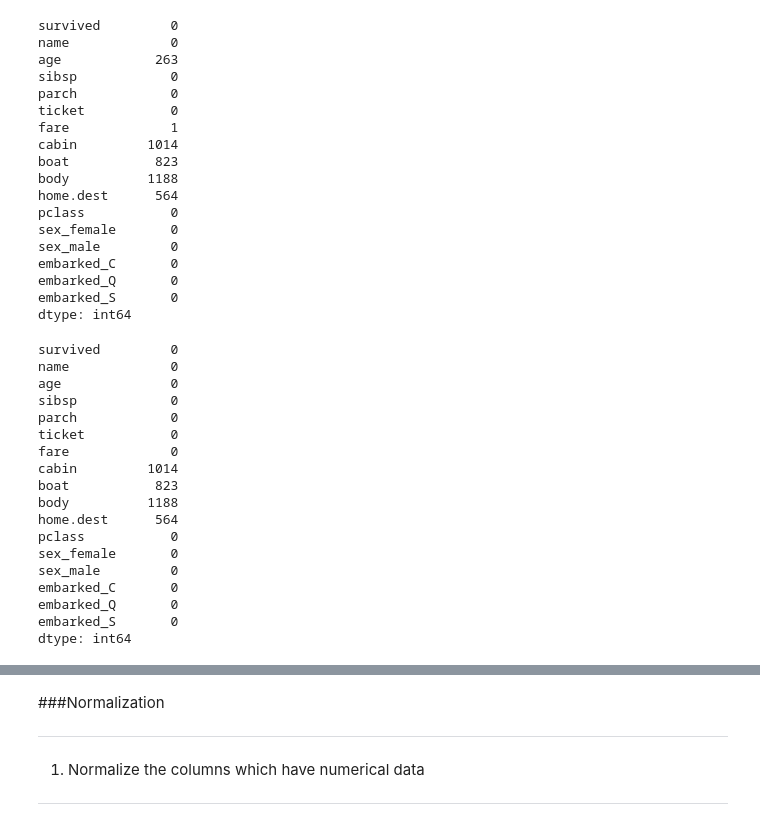
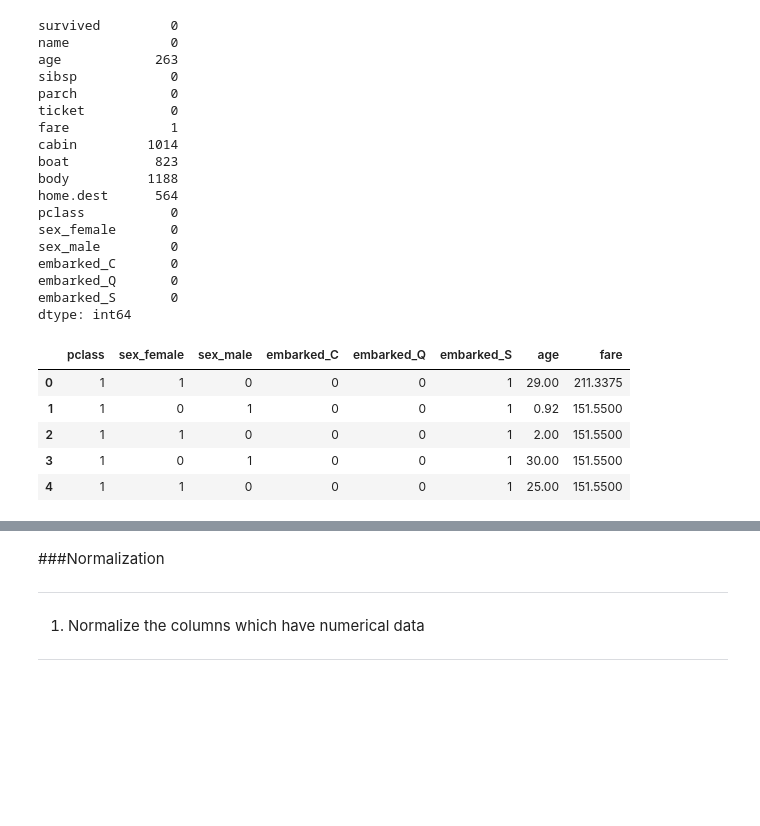
Before and after one commit to mukuakhilesh/SHALA2020, a Jupyter notebook: Assignment_1_DS.ipynb, the cells around one changed output, grey strips where cells are left out. Drawn from its saved outputs; the diff is of its cells as text; code cells hidden in the pictures; blank space fills up the shorter version.

```diff
--- a/Assignment_1_DS.ipynb
+++ b/Assignment_1_DS.ipynb
@@ -241,8 +241,8 @@ df.head(5)
 
 ---
 # %%
-ohe_df = pd.get_dummies(df[['sex','embarked','pclass']])
-ohe_df.head()
+titanic_data_new = pd.get_dummies(df[['sex','embarked','pclass']])
+titanic_data_new.head()
 # %% [output]
 |  | pclass | sex_female | sex_male | embarked_C | embarked_Q | embarked_S |
 | 0 | 1 | 1 | 0 | 0 | 0 | 1 |
@@ -294,24 +282,12 @@ embarked_Q       0
 embarked_S       0
 dtype: int64
 # %%
-df[['age','fare']] = df[['age','fare']].fillna(df[['age','fare']].mean())
-df.isna().sum()
+titanic_data_new[['age','fare']] = df[['age','fare']].fillna(df[['age','fare']].mean())
+titanic_data_new.head()
 # %% [output]
-survived         0
-name             0
-age              0
-sibsp            0
-parch            0
-ticket           0
-fare             0
-cabin         1014
-boat           823
-body          1188
-home.dest      564
-pclass           0
-sex_female       0
-sex_male         0
-embarked_C       0
-embarked_Q       0
-embarked_S       0
-dtype: int64
+|  | pclass | sex_female | sex_male | embarked_C | embarked_Q | embarked_S | age | fare |
+| 0 | 1 | 1 | 0 | 0 | 0 | 1 | 29.00 | 211.3375 |
+| 1 | 1 | 0 | 1 | 0 | 0 | 1 | 0.92 | 151.5500 |
+| 2 | 1 | 1 | 0 | 0 | 0 | 1 | 2.00 | 151.5500 |
+| 3 | 1 | 0 | 1 | 0 | 0 | 1 | 30.00 | 151.5500 |
+| 4 | 1 | 1 | 0 | 0 | 0 | 1 | 25.00 | 151.5500 |
```
Also changed, not shown: parts of 8 cells of this notebook.
